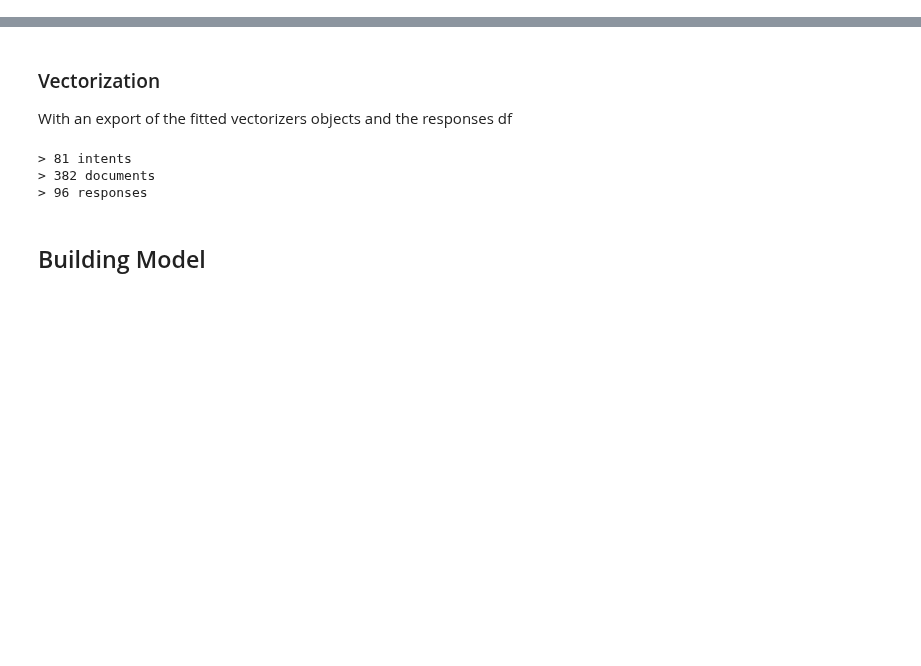
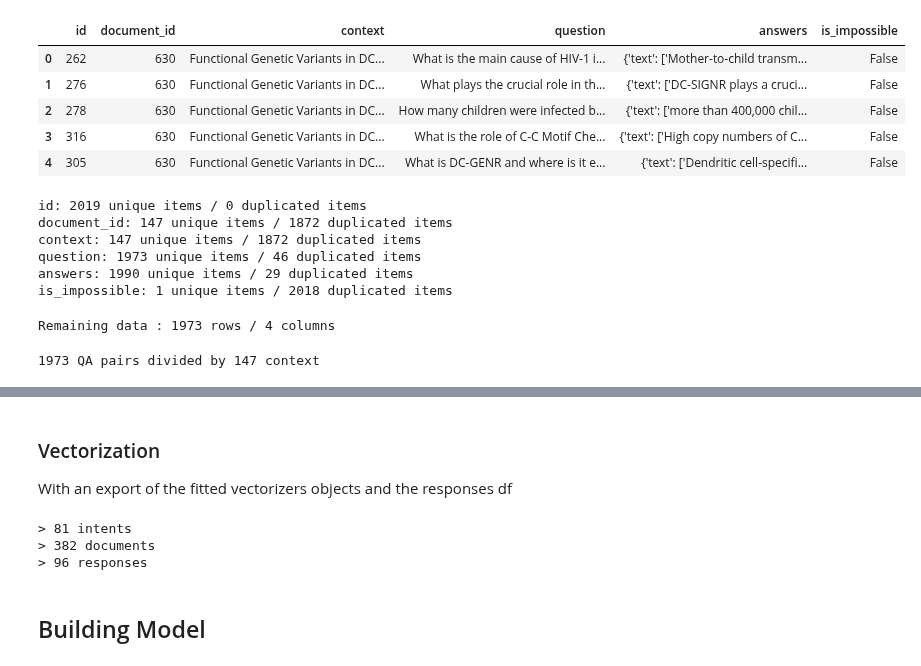
Before and after one commit to FlorianFormentini/OC_IML_P7_POC, a Jupyter notebook: P7_01_notebook.ipynb, the cells around one changed output, grey strips where cells are left out. Cells and saved outputs as stored; diff of their text form; code cells hidden in the pictures; blank space fills up the shorter version.

Commit message:
baseline data preparation

```diff
--- a/P7_01_notebook.ipynb
+++ b/P7_01_notebook.ipynb
@@ -28,11 +44,12 @@ Successfully installed livelossplot-0.5.4
 # %%
 import json, os
+import pandas as pd
+import matplotlib.pyplot as plt
+
+from datasets import load_dataset
+
 import joblib
 import nltk
-import random
-import pandas as pd
-import numpy as np
-import matplotlib.pyplot as plt
 import tensorflow as tf
 from nltk.stem import lancaster, WordNetLemmatizer
 from sklearn.preprocessing import LabelBinarizer
@@ -46,6 +63,8 @@ from livelossplot import PlotLossesKeras
 
 nltk.download('stopwords')
 nltk.download('wordnet')
+
+pd.set_option('display.width', -1)
 # %% [output]
 [nltk_data] Downloading package stopwords to /root/nltk_data...
 [nltk_data]   Package stopwords is already up-to-date!
@@ -89,0 +81,3 @@ df_corpus, df_responses = load_data(PATHS['data'])
+# %%
+dataset = load_dataset('covid_qa_deepset')
+dataset
@@ -89,0 +92,10 @@ df_corpus, df_responses = load_data(PATHS['data'])
+# %%
+df = pd.DataFrame(dataset['train'], columns=['id', 'document_id', 'context', 'question', 'answers', 'is_impossible'])
+df.head()
+# %% [output]
+|  | id | document_id | context | question | answers | is_impossible |
+| 0 | 262 | 630 | Functional Genetic Variants in DC... | What is the main cause of HIV-1 i... | {'text': ['Mother-to-child transm... | False |
+| 1 | 276 | 630 | Functional Genetic Variants in DC... | What plays the crucial role in th... | {'text': ['DC-SIGNR plays a cruci... | False |
+| 2 | 278 | 630 | Functional Genetic Variants in DC... | How many children were infected b... | {'text': ['more than 400,000 chil... | False |
+| 3 | 316 | 630 | Functional Genetic Variants in DC... | What is the role of C-C Motif Che... | {'text': ['High copy numbers of C... | False |
+| 4 | 305 | 630 | Functional Genetic Variants in DC... | What is DC-GENR and where is it e... | {'text': ['Dendritic cell-specifi... | False |
@@ -89,0 +107,11 @@ df_corpus, df_responses = load_data(PATHS['data'])
+# %%
+for col in df.columns:
+    print(f"{col}: {df[col].nunique()} unique items", end=' ')
+    print(f"/ {df[df[col].duplicated()].shape[0]} duplicated items")
+# %% [output]
+id: 2019 unique items / 0 duplicated items
+document_id: 147 unique items / 1872 duplicated items
+context: 147 unique items / 1872 duplicated items
+question: 1973 unique items / 46 duplicated items
+answers: 1990 unique items / 29 duplicated items
+is_impossible: 1 unique items / 2018 duplicated items
@@ -89,0 +121,18 @@ df_corpus, df_responses = load_data(PATHS['data'])
+# %%
+# Removing all duplicated question to avoid confusion between intents
+df = df.drop_duplicates('question').set_index('id').sort_index()
+print(f"Remaining data : {df.shape[0]} rows / {df.shape[1]} columns")
+# %% [output]
+Remaining data : 1973 rows / 4 columns
+# %%
+data = {}
+cpt_q = 0
+for doc_id in df.document_id.unique():
+     item = {'context': r.context, 'QA': []}
+     for _, r, in df[df['document_id']==doc_id].iterrows():
+         item['QA'].append({'question': r.question, 'answer':r.answers})
+         cpt_q += 1
+     data[doc_id] = item
+print(f"{cpt_q} QA pairs divided by {len(data)} context")
+# %% [output]
+1973 QA pairs divided by 147 context
```
Also changed, not shown: parts of 24 cells of this notebook.
